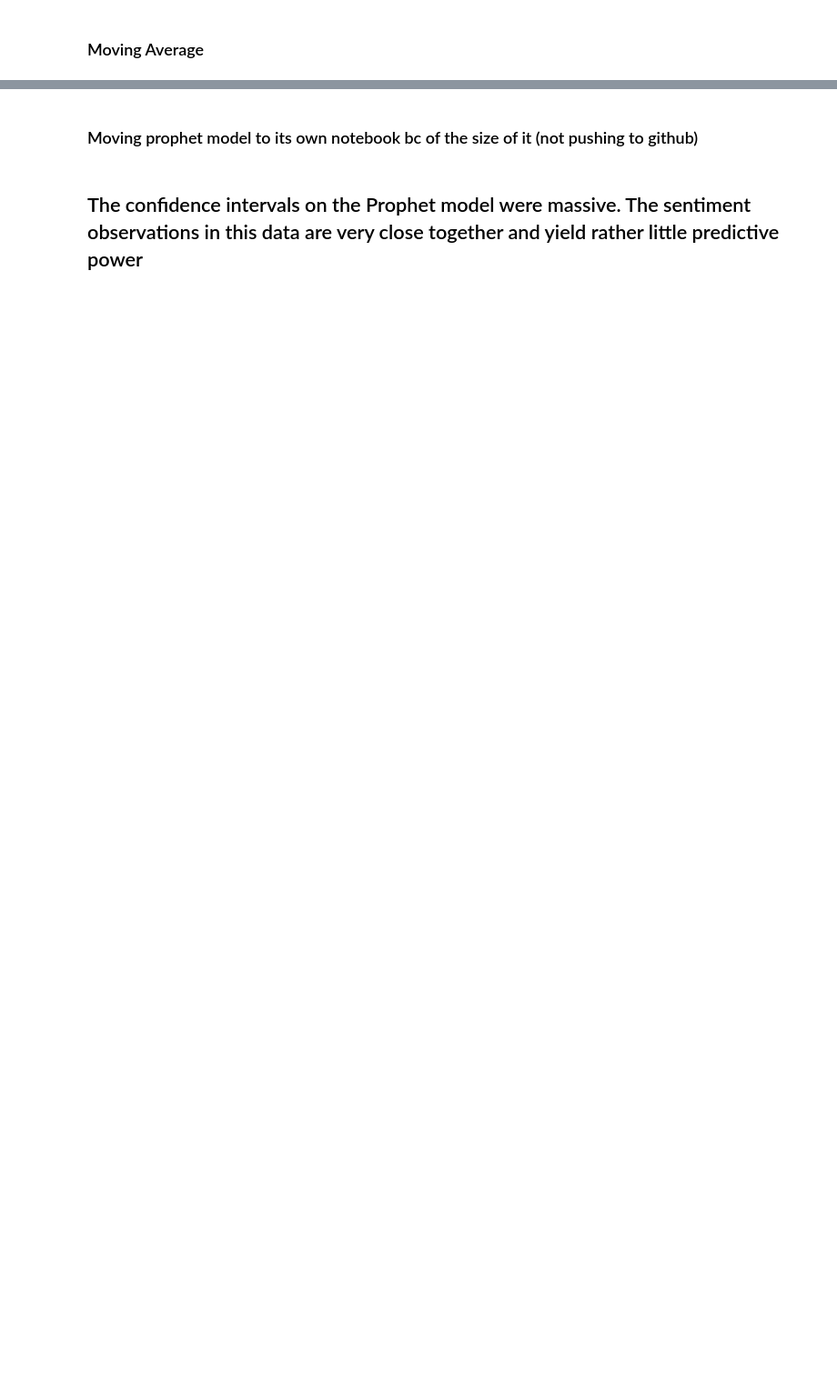
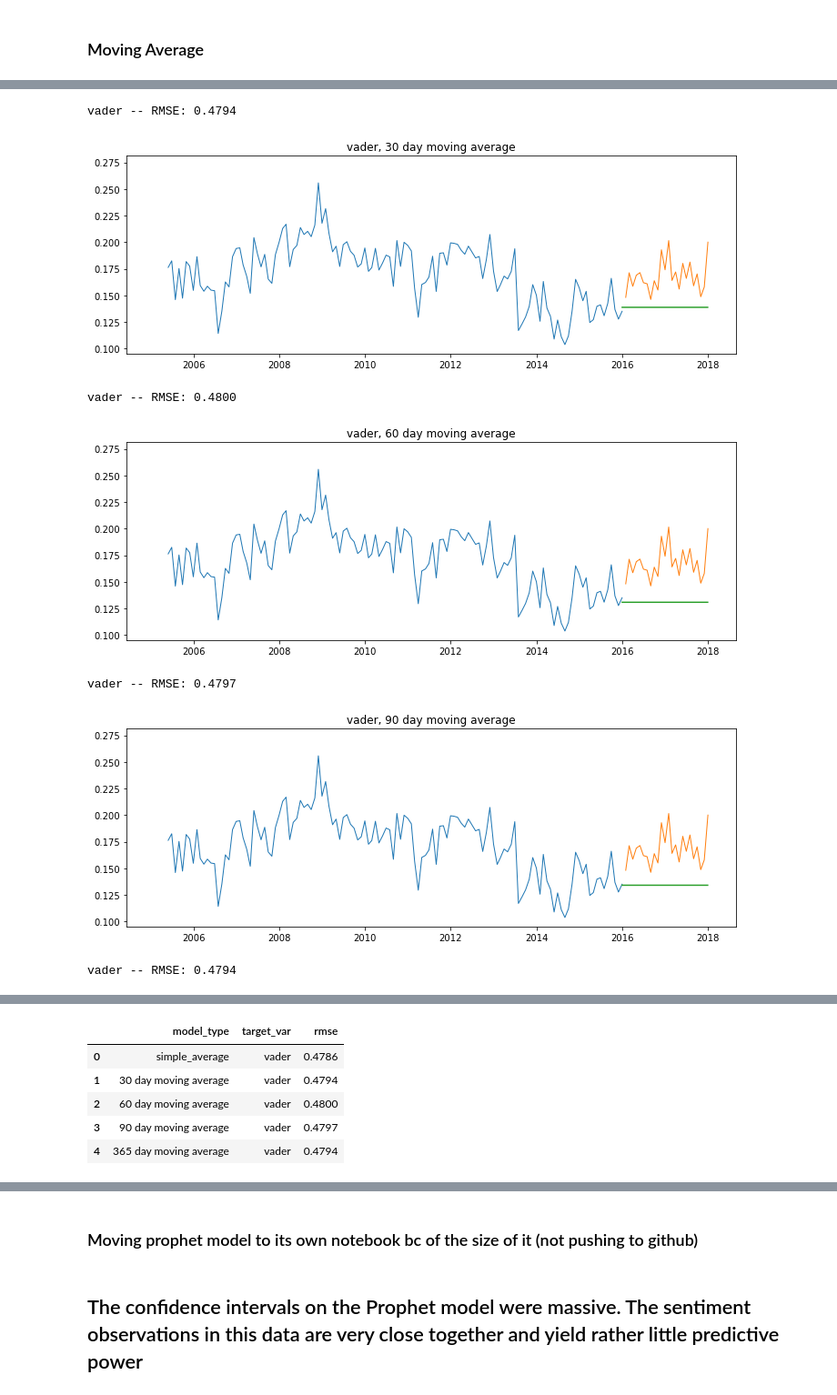
Before and after one commit to npr-nlp/npr-nlp-project, a Jupyter notebook: brian_explore_notebook.ipynb, the cells around one changed output, grey strips where cells are left out. Shown: that part at 91% size. Saved outputs shown, nothing was run; the diff lists cells and outputs as text; code cells hidden in the pictures; blank space fills up the shorter version.

```diff
--- a/brian_explore_notebook.ipynb
+++ b/brian_explore_notebook.ipynb
@@ -520,0 +916,5 @@ train['vader'].rolling(3).mean()
+# %%
+periods = [3, 6, 9, 12]
+
+for p in periods:
+    print(str(p) +'M')
@@ -521,14 +926,22 @@ train['vader'].rolling(3).mean()
 # %%
 # Trying with different periods
 
 periods = [30, 60, 90, 365]
 
 for p in periods:
-    score = round(tsa_train['vader'].rolling(p).mean().iloc[-1], 4)
+    score = round(tsa_train['vader'].rolling(str(p) +'D').mean().iloc[-1], 4)
     yhat_df = make_predictions()
     model_type = str(p) + ' day moving average'
     eval_df = append_eval_df(model_type = model_type,
                              target_var = 'vader'
                             )
     plot_and_eval_2('vader', model_type)
 eval_df
+# %% [output]
+vader -- RMSE: 0.4794
+[figure, added]
+vader -- RMSE: 0.4800
+[figure, added]
+vader -- RMSE: 0.4797
+[figure, added]
+vader -- RMSE: 0.4794
@@ -535,2 +949,8 @@ eval_df
+|  | model_type | target_var | rmse |
+| 0 | simple_average | vader | 0.4786 |
+| 1 | 30 day moving average | vader | 0.4794 |
+| 2 | 60 day moving average | vader | 0.4800 |
+| 3 | 90 day moving average | vader | 0.4797 |
+| 4 | 365 day moving average | vader | 0.4794 |
 # %%
 yhat_df
```
Also changed, not shown: parts of 110 cells of this notebook.
